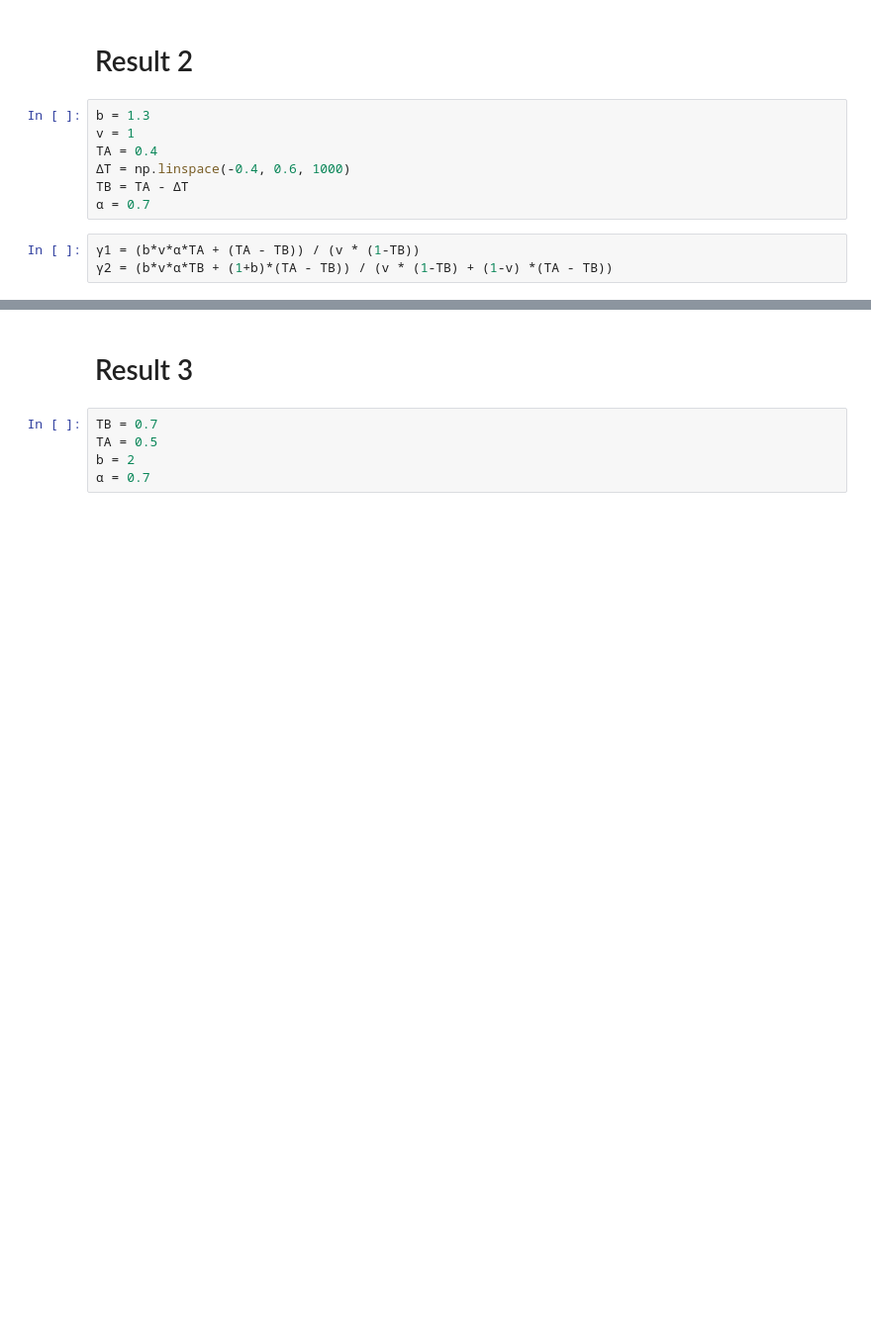
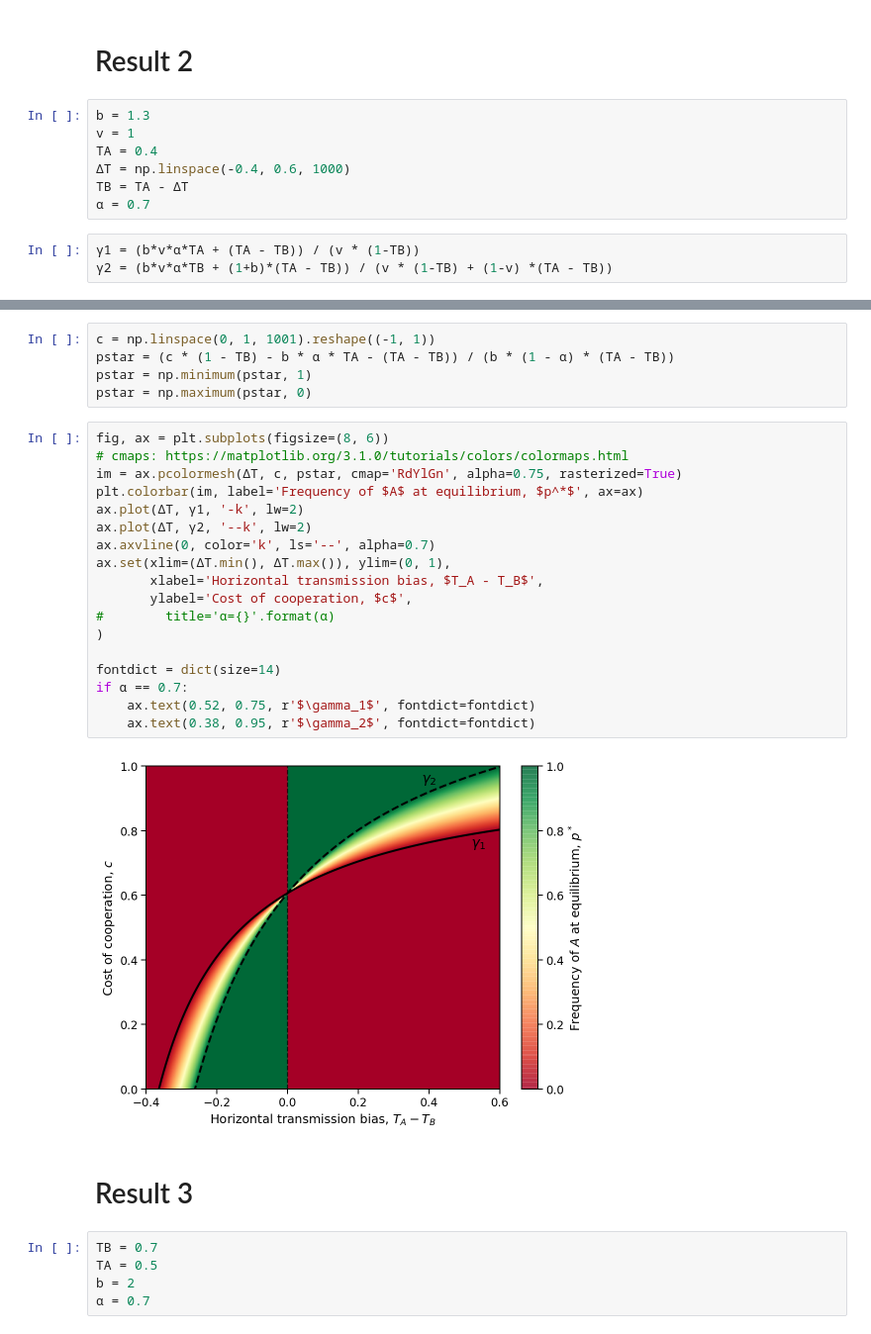
Before and after one commit to yoavram-lab/CulturalCooperation, a Jupyter notebook: ms/figures.ipynb, the cells around one changed output, grey strips where cells are left out. Shown at 99% size. Drawn from its saved outputs; the diff is of its cells as text; blank space fills up the shorter version.

```diff
--- a/ms/figures.ipynb
+++ b/ms/figures.ipynb
@@ -62,3 +63,28 @@ if α==0.7:
+# %%
+c = np.linspace(0, 1, 1001).reshape((-1, 1))
+pstar = (c * (1 - TB) - b * α * TA - (TA - TB)) / (b * (1 - α) * (TA - TB))
+pstar = np.minimum(pstar, 1)
+pstar = np.maximum(pstar, 0)
+# %%
+fig, ax = plt.subplots(figsize=(8, 6))
+# cmaps: https://matplotlib.org/3.1.0/tutorials/colors/colormaps.html
+im = ax.pcolormesh(ΔT, c, pstar, cmap='RdYlGn', alpha=0.75, rasterized=True)
+plt.colorbar(im, label='Frequency of $A$ at equilibrium, $p^*$', ax=ax)
+ax.plot(ΔT, γ1, '-k', lw=2)
+ax.plot(ΔT, γ2, '--k', lw=2)
+ax.axvline(0, color='k', ls='--', alpha=0.7)
+ax.set(xlim=(ΔT.min(), ΔT.max()), ylim=(0, 1),
+       xlabel='Horizontal transmission bias, $T_A - T_B$',
+       ylabel='Cost of cooperation, $c$',
+#        title='α={}'.format(α)
+)
+
+fontdict = dict(size=14)
+if α == 0.7:
+    ax.text(0.52, 0.75, r'$\gamma_1$', fontdict=fontdict)
+    ax.text(0.38, 0.95, r'$\gamma_2$', fontdict=fontdict)
+# %% [output]
+[figure, added]
 # %% [markdown]
 # Result 3
 # %%
```
Also changed, not shown: parts of 6 cells of this notebook.
